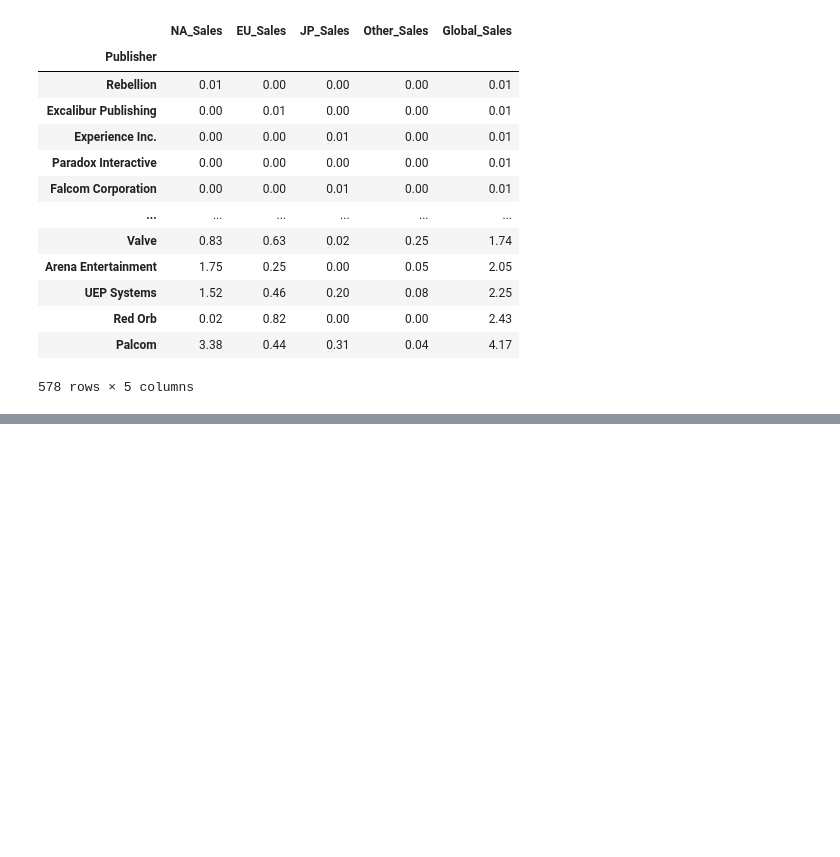
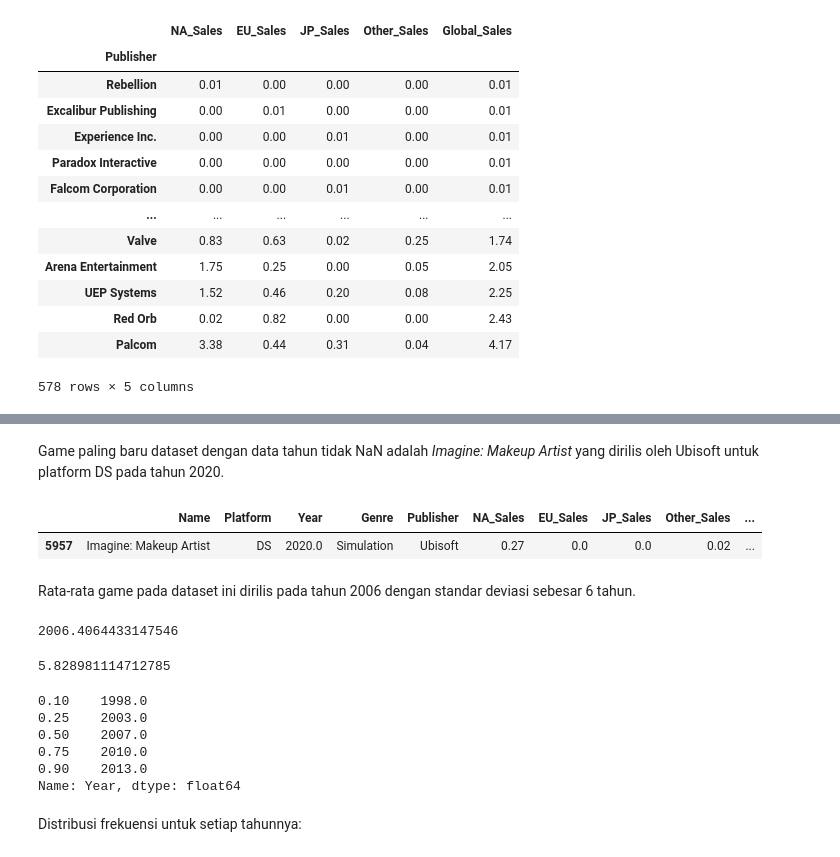
Before and after one commit to nexusprime-hak/Tubes-Pengkom-K-20-2023_2, a Jupyter notebook: Tugas_5.ipynb, the cells around one changed output, grey strips where cells are left out. Drawn from its saved outputs; the diff is of its cells as text; code cells hidden in the pictures; blank space fills up the shorter version.

```diff
--- a/Tugas_5.ipynb
+++ b/Tugas_5.ipynb
@@ -673,0 +693,28 @@ pub.min().sort_values(by="Global_Sales", ascending=True)
+# %% [markdown]
+Game paling baru dataset dengan data tahun tidak NaN adalah <i>Imagine: Makeup Artist</i> yang dirilis oleh Ubisoft untuk platform DS pada tahun 2020.
+# %%
+df_1.sort_values(by="Year", ascending=False).dropna(how='any').head(1)
+# %% [output]
+|  | Name | Platform | Year | Genre | Publisher | NA_Sales | EU_Sales | JP_Sales | Other_Sales | ... |
+| 5957 | Imagine: Makeup Artist | DS | 2020.0 | Simulation | Ubisoft | 0.27 | 0.0 | 0.0 | 0.02 | ... |
+# %% [markdown]
+Rata-rata game pada dataset ini dirilis pada tahun 2006 dengan standar deviasi sebesar 6 tahun.
+# %%
+df_1["Year"].mean()
+# %% [output]
+2006.4064433147546
+# %%
+df_1["Year"].std()
+# %% [output]
+5.828981114712785
+# %%
+df_1["Year"].quantile([.1,.25,.5,.75,.9], interpolation='nearest')
+# %% [output]
+0.10    1998.0
+0.25    2003.0
+0.50    2007.0
+0.75    2010.0
+0.90    2013.0
+Name: Year, dtype: float64
+# %% [markdown]
+Distribusi frekuensi untuk setiap tahunnya:
```
Also changed, not shown: parts of 45 cells of this notebook.
